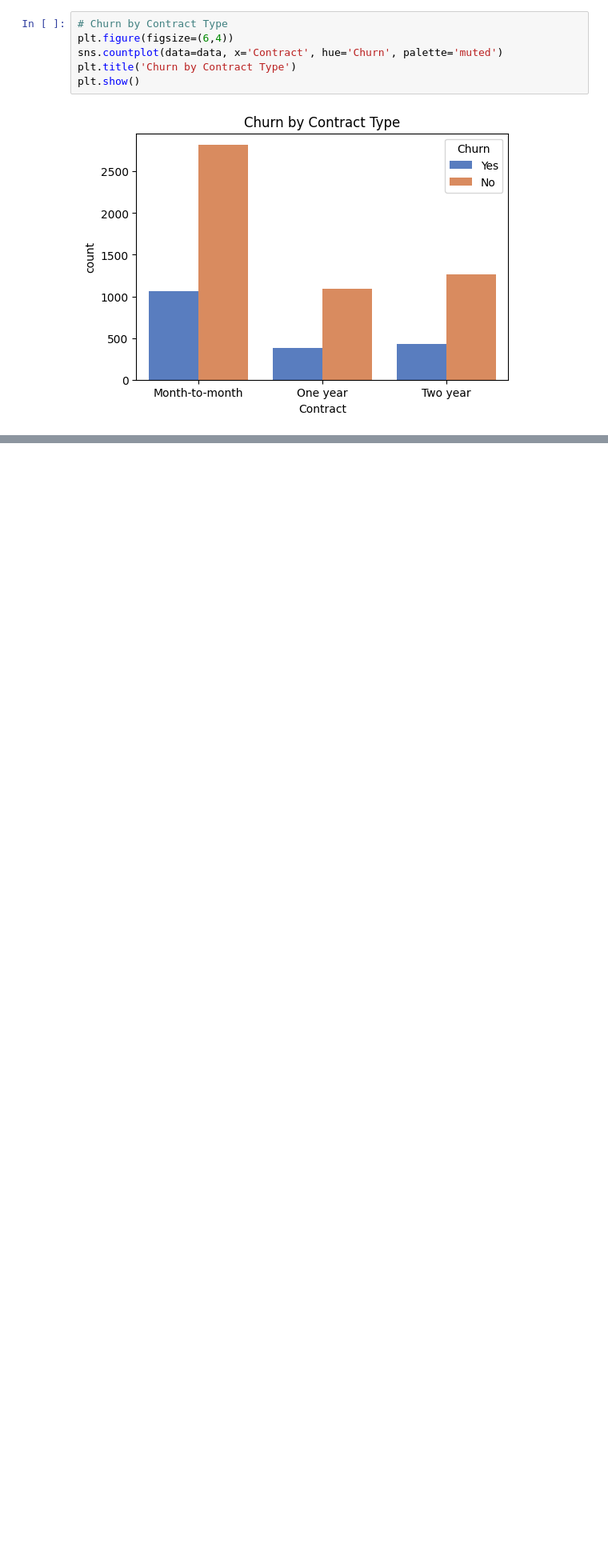
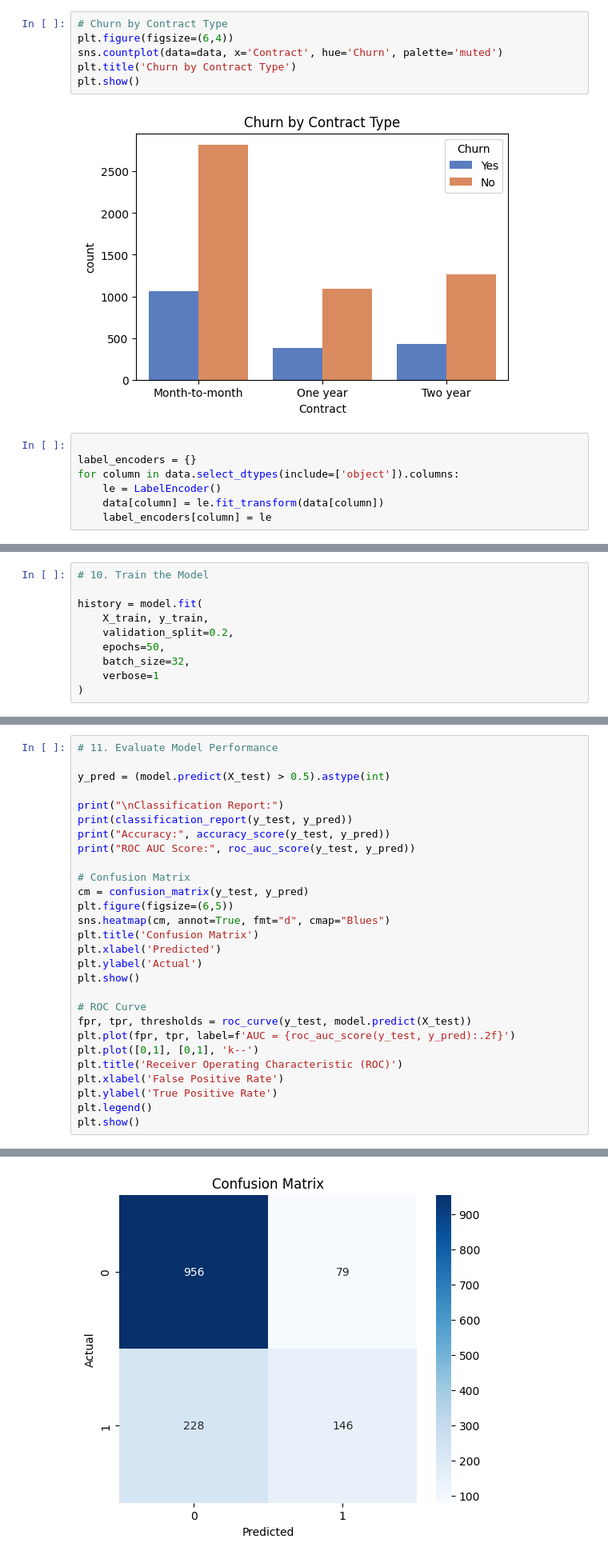
Before and after one commit to Arman3747/CHURN-PREDICTION, a Jupyter notebook: Predictive_Analysis/Predictive_Analysis.ipynb, the cells around one changed output, grey strips where cells are left out. Shown: that part at 80% size. Drawn from its saved outputs; the diff is of its cells as text; blank space fills up the shorter version.

Commit message:
Update ANN model

```diff
--- a/Predictive_Analysis/Predictive_Analysis.ipynb
+++ b/Predictive_Analysis/Predictive_Analysis.ipynb
@@ -112,3 +112,10 @@ plt.title('Churn by Contract Type')
 plt.show()
 # %% [output]
 [figure]
+# %%
+
+label_encoders = {}
+for column in data.select_dtypes(include=['object']).columns:
+    le = LabelEncoder()
+    data[column] = le.fit_transform(data[column])
+    label_encoders[column] = le
@@ -114,0 +156,10 @@ plt.show()
+# %%
+# 10. Train the Model
+
+history = model.fit(
+    X_train, y_train,
+    validation_split=0.2,
+    epochs=50,
+    batch_size=32,
+    verbose=1
+)
@@ -114,0 +184,29 @@ plt.show()
+# %%
+# 11. Evaluate Model Performance
+
+y_pred = (model.predict(X_test) > 0.5).astype(int)
+
+print("\nClassification Report:")
+print(classification_report(y_test, y_pred))
+print("Accuracy:", accuracy_score(y_test, y_pred))
+print("ROC AUC Score:", roc_auc_score(y_test, y_pred))
+
+# Confusion Matrix
+cm = confusion_matrix(y_test, y_pred)
+plt.figure(figsize=(6,5))
+sns.heatmap(cm, annot=True, fmt="d", cmap="Blues")
+plt.title('Confusion Matrix')
+plt.xlabel('Predicted')
+plt.ylabel('Actual')
+plt.show()
+
+# ROC Curve
+fpr, tpr, thresholds = roc_curve(y_test, model.predict(X_test))
+plt.plot(fpr, tpr, label=f'AUC = {roc_auc_score(y_test, y_pred):.2f}')
+plt.plot([0,1], [0,1], 'k--')
+plt.title('Receiver Operating Characteristic (ROC)')
+plt.xlabel('False Positive Rate')
+plt.ylabel('True Positive Rate')
+plt.legend()
+plt.show()
+# %% [output]
@@ -114,0 +227 @@ plt.show()
+[figure, added]
```
Also changed, not shown: parts of 4 cells of this notebook.
